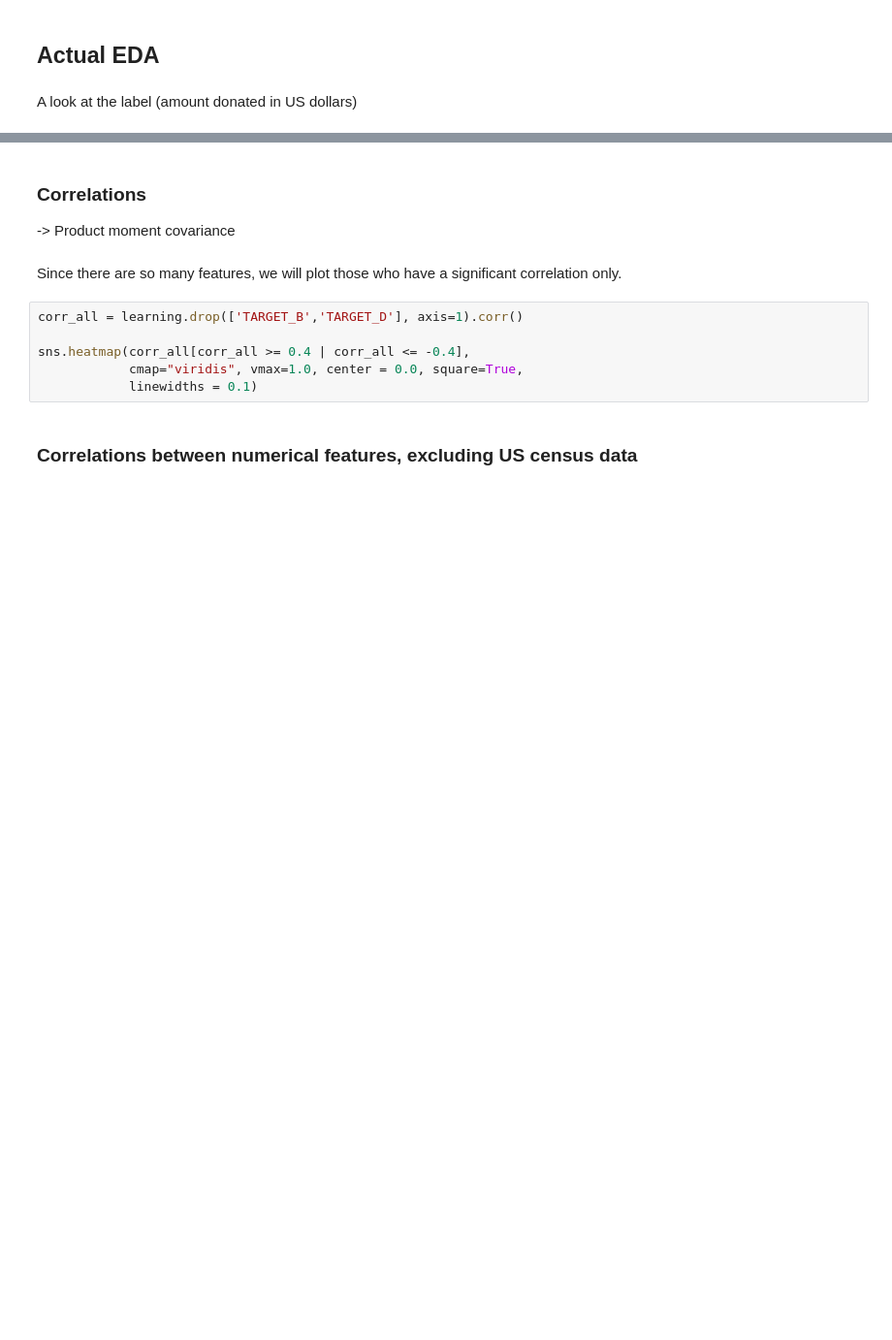
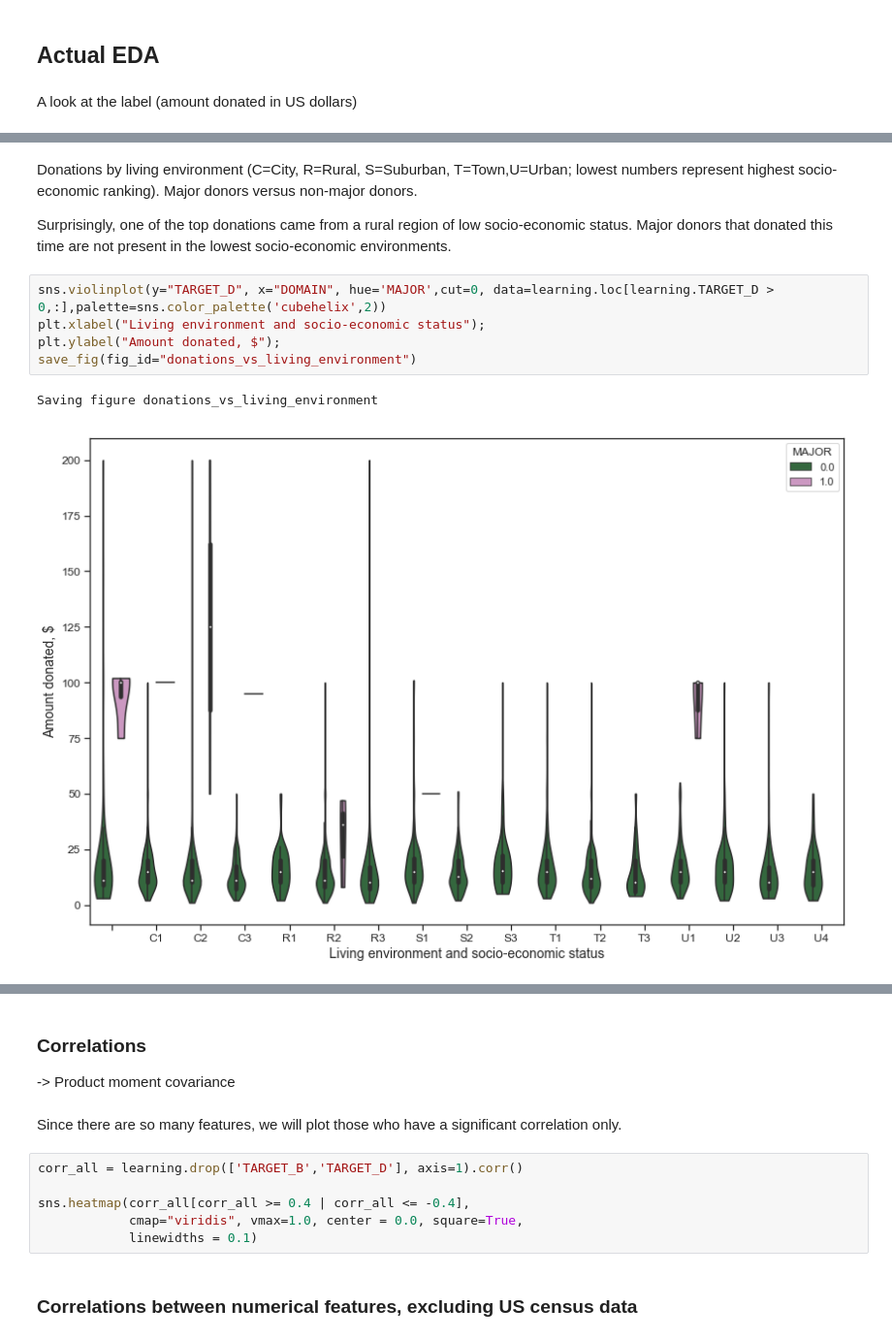
Before and after one commit to datarian/master-thesis-msc-statistics, a Jupyter notebook: code/jupyter_notebooks/eda.ipynb, the cells around one changed output, grey strips where cells are left out. Shown at 97% size. Drawn from its saved outputs; the diff is of its cells as text; blank space fills up the shorter version.

```diff
--- a/code/jupyter_notebooks/eda.ipynb
+++ b/code/jupyter_notebooks/eda.ipynb
@@ -445,0 +460,12 @@ sns.relplot(x='LASTDATE',y='TARGET_D')
+# %% [markdown]
+Donations by living environment (C=City, R=Rural, S=Suburban, T=Town,U=Urban; lowest numbers represent highest socio-economic ranking). Major donors versus non-major donors.
+
+Surprisingly, one of the top donations came from a rural region of low socio-economic status. Major donors that donated this time are not present in the lowest socio-economic environments.
+# %%
+sns.violinplot(y="TARGET_D", x="DOMAIN", hue='MAJOR',cut=0, data=learning.loc[learning.TARGET_D > 0,:],palette=sns.color_palette('cubehelix',2))
+plt.xlabel("Living environment and socio-economic status");
+plt.ylabel("Amount donated, $");
+save_fig(fig_id="donations_vs_living_environment")
+# %% [output]
+Saving figure donations_vs_living_environment
+[figure, added]
```
Also changed, not shown: parts of 44 cells of this notebook, 3 other files.
